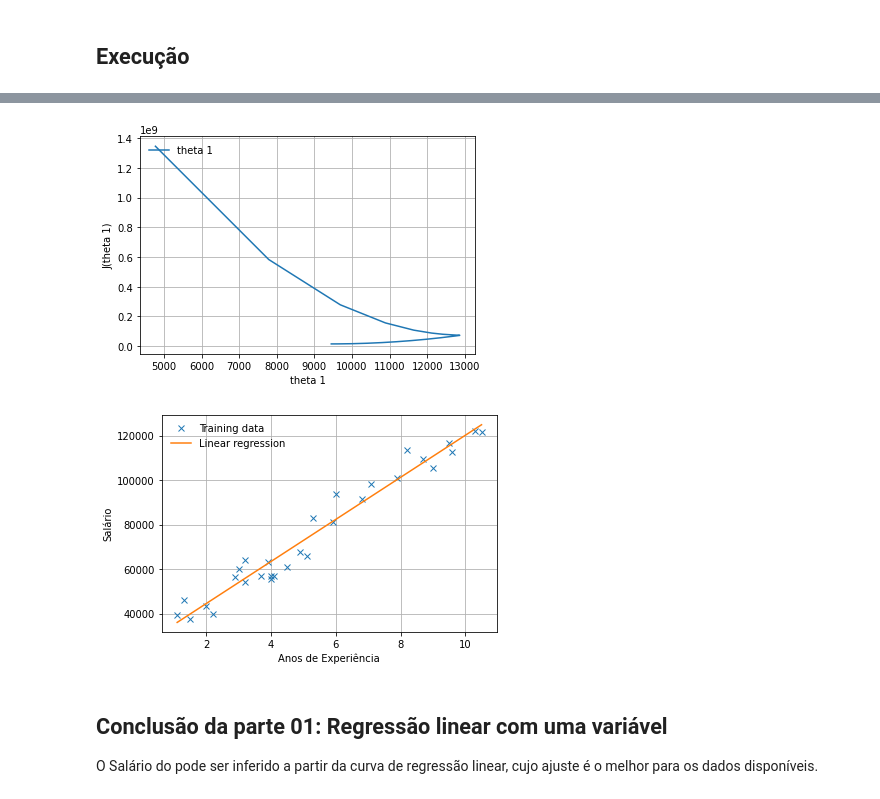
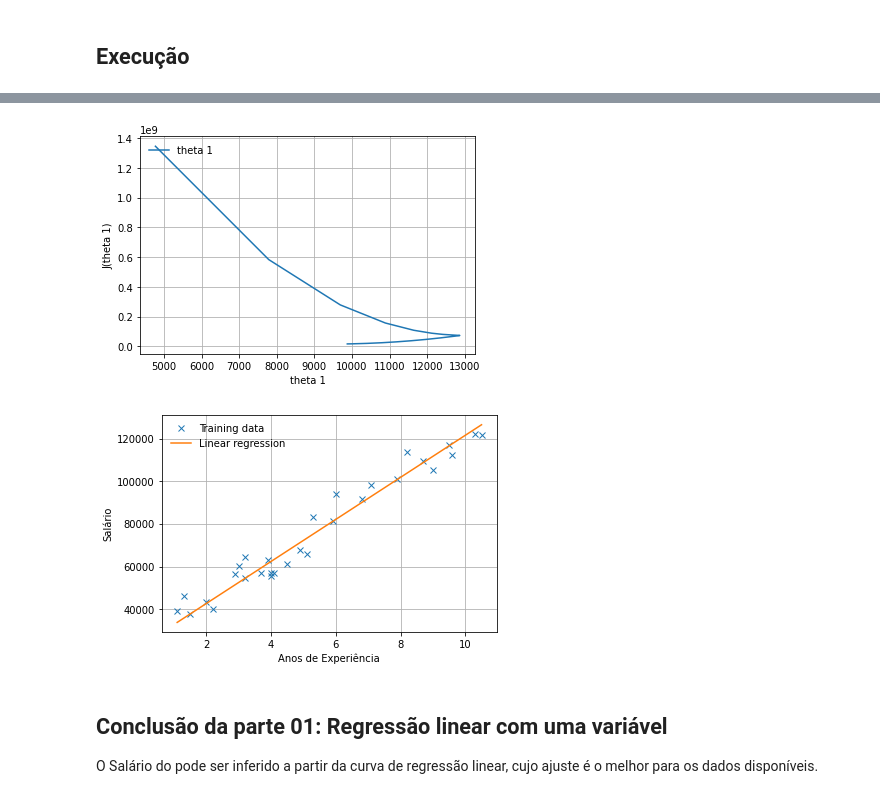
Before and after one commit to aritana/InteligenciaComputacional, a Jupyter notebook: TrabalhoFinal/linearRegressionOneVariable/1 Salário Cientista de Dados x Anos Experiência.ipynb, the cells around one changed output, grey strips where cells are left out. Cells and saved outputs as stored; diff of their text form; code cells hidden in the pictures.

```diff
--- a/TrabalhoFinal/linearRegressionOneVariable/1 Salário Cientista de Dados x Anos Experiência.ipynb
+++ b/TrabalhoFinal/linearRegressionOneVariable/1 Salário Cientista de Dados x Anos Experiência.ipynb
@@ -137,38 +137,39 @@ x = x #vetorx
 y = y #vetory
 teta0 = 0
 teta1 = 0
 alfa = 0.01
 m = len(x)
 h = []
 #para impressao
 vetorCusto = []
 vetorTeta1 = []
 
-while(1):
+
+for i in range(1000):
     dj_dteta0 = Dj_dteta0(teta0, teta1, x, y, m)
     temp0 = teta0 - alfa * dj_dteta0
 
     dj_dteta1 = Dj_dteta1(teta0, teta1, x, y, m)
     temp1 = teta1 - alfa * dj_dteta1
 
-    if(temp1 == teta1 ):
-        break
+  #  if(temp0 == teta0 and temp1 == teta1 ):
+  #      break
     teta0 = temp0
     teta1 = temp1
 
     vetorTeta1.append(teta1)
     vetorCusto.append(FuncaoCusto(teta0, teta1, x, y, m))#atualiza custo
 
 #imprimir grafico do teta1
 plotGraficoFuncaoCusto(vetorTeta1,vetorCusto)
 
 #imprimir grafico da regressão linear
 for i in range(m):
     h.append(teta0 + teta1 * x[i])#equacao da reta encontrada
 plotGrafico(x,y,h)
 # %% [output]
-[figure, old version]
+[figure, new version]
-[figure, old version]
+[figure, new version]
 # %% [markdown]
 ## Conclusão da parte 01: Regressão linear com uma variável
 
```
